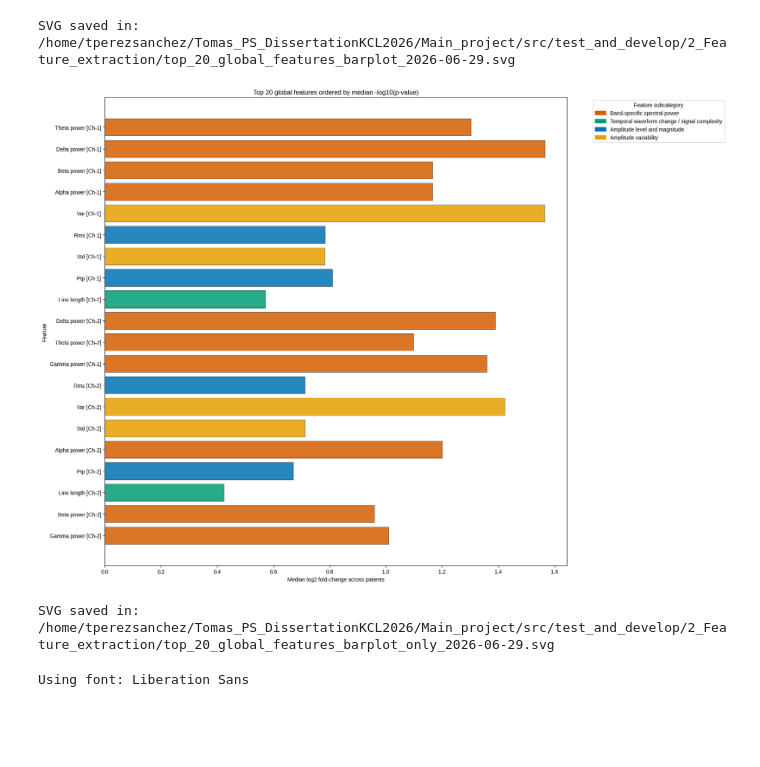
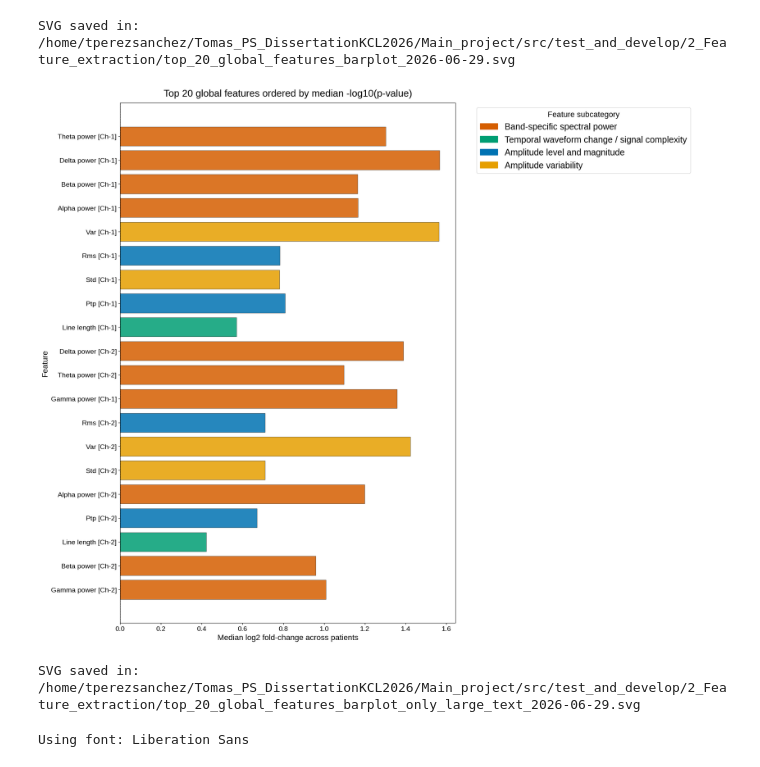
Before and after one commit to tomas0899/FoundationModel_EEG_Dissertation, a Jupyter notebook: Main_project/src/test_and_develop/2_Feature_extraction/joint_volcano_barplot_pvalue_effectsize.ipynb, the cells around one changed output. Drawn from its saved outputs; the diff is of its cells as text; code cells hidden in the pictures; blank space fills up the shorter version.

```diff
--- a/Main_project/src/test_and_develop/2_Feature_extraction/joint_volcano_barplot_pvalue_effectsize.ipynb
+++ b/Main_project/src/test_and_develop/2_Feature_extraction/joint_volcano_barplot_pvalue_effectsize.ipynb
@@ -640,6 +684,16 @@ import re
 from pathlib import Path
 from datetime import date
 
+
+# ============================================================
+# Font sizes
+# ============================================================
+
+TITLE_FONTSIZE = 20
+AXIS_LABEL_FONTSIZE = 16
+TICK_LABEL_FONTSIZE = 14
+LEGEND_FONTSIZE = 18
+LEGEND_TITLE_FONTSIZE = 16
 
 def format_feature_label_with_channel(feature):
     feature = str(feature)
@@ -701,9 +755,9 @@ df_bar = (
 
 # Output path
 today = date.today().strftime("%Y-%m-%d")
-output_path = Path.cwd() / f"top_{top_n}_global_features_barplot_only_{today}.svg"
+output_path = Path.cwd() / f"top_{top_n}_global_features_barplot_only_large_text_{today}.svg"
 
-fig, ax = plt.subplots(figsize=(18, 0.55 * len(df_bar) + 2))
+fig, ax = plt.subplots(figsize=(19, 0.65 * len(df_bar) + 3))
 
 y_pos = np.arange(len(df_bar))
 
@@ -719,44 +773,63 @@ ax.barh(
 ax.axvline(0, linestyle="--", color="black", linewidth=1)
 
 ax.set_yticks(y_pos)
-ax.set_yticklabels(df_bar["feature_display"])
+ax.set_yticklabels(
+    df_bar["feature_display"],
+    fontsize=TICK_LABEL_FONTSIZE
+)
 
-ax.set_xlabel("Median log2 fold-change across patients")
-ax.set_ylabel("Feature")
+ax.tick_params(
+    axis="x",
+    labelsize=TICK_LABEL_FONTSIZE
+)
+
+ax.set_xlabel(
+    "Median log2 fold-change across patients",
+    fontsize=AXIS_LABEL_FONTSIZE
+)
+
+ax.set_ylabel(
+    "Feature",
+    fontsize=AXIS_LABEL_FONTSIZE
+)
 
 ax.set_title(
-    f"Top {top_n} global features ordered by median -log10(p-value)"
+    f"Top {top_n} global features ordered by median -log10(p-value)",
+    fontsize=TITLE_FONTSIZE,
+    pad=14
 )
 
 subcategory_palette = (
     df_bar
     .drop_duplicates("feature_subcategory")
     .set_index("feature_subcategory")["feature_color"]
     .to_dict()
 )
 
 legend_patches = [
     mpatches.Patch(color=color, label=subcategory)
     for subcategory, color in subcategory_palette.items()
 ]
 
-ax.legend(
+legend = ax.legend(
     handles=legend_patches,
     title="Feature subcategory",
     bbox_to_anchor=(1.05, 1),
-    loc="upper left"
+    loc="upper left",
+    fontsize=LEGEND_FONTSIZE,
+    title_fontsize=LEGEND_TITLE_FONTSIZE
 )
 
 plt.tight_layout()
 
 plt.savefig(output_path, format="svg", bbox_inches="tight")
 
 plt.show()
 
 print(f"SVG saved in: {output_path}")
 # %% [output]
-[figure, old version]
+[figure, new version]
-SVG saved in: /home/tperezsanchez/Tomas_PS_DissertationKCL2026/Main_project/src/test_and_develop/2_Feature_extraction/top_20_global_features_barplot_only_2026-06-29.svg
+SVG saved in: /home/tperezsanchez/Tomas_PS_DissertationKCL2026/Main_project/src/test_and_develop/2_Feature_extraction/top_20_global_features_barplot_only_large_text_2026-06-29.svg
 # %%
 import numpy as np
 import matplotlib.pyplot as plt
```
Also changed, not shown: parts of 4 cells of this notebook, 2 other files.
